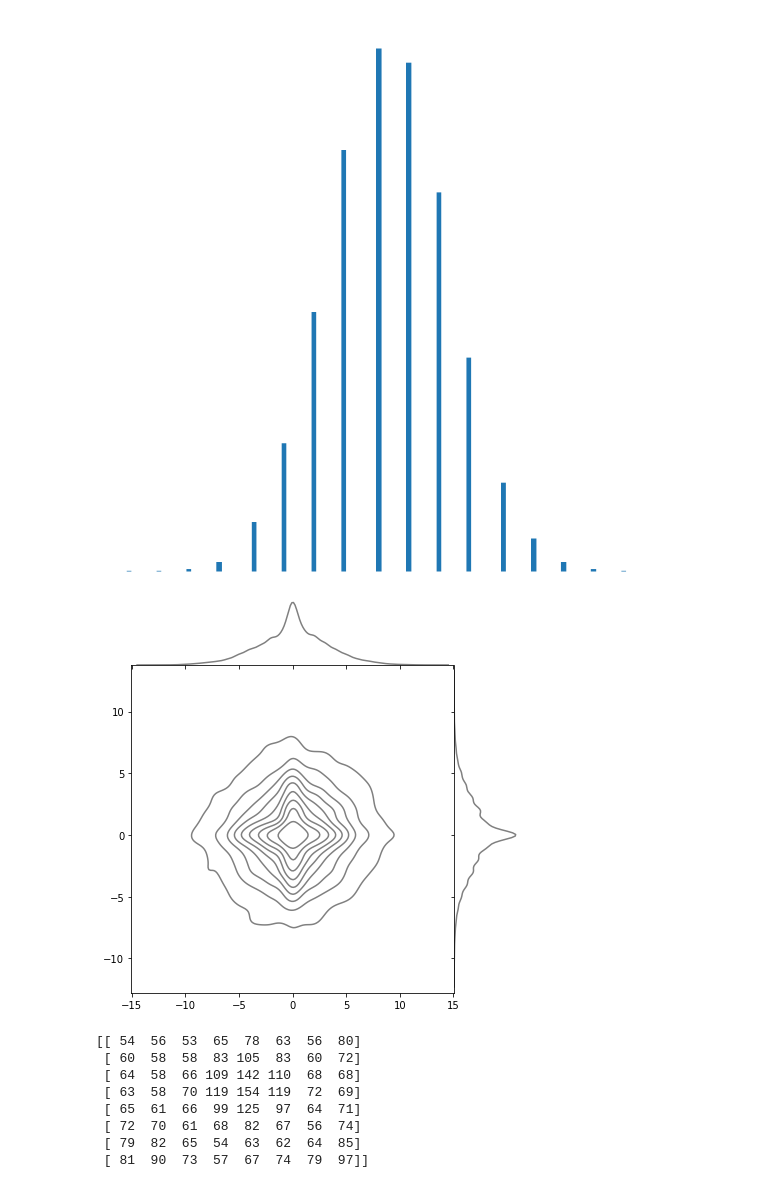
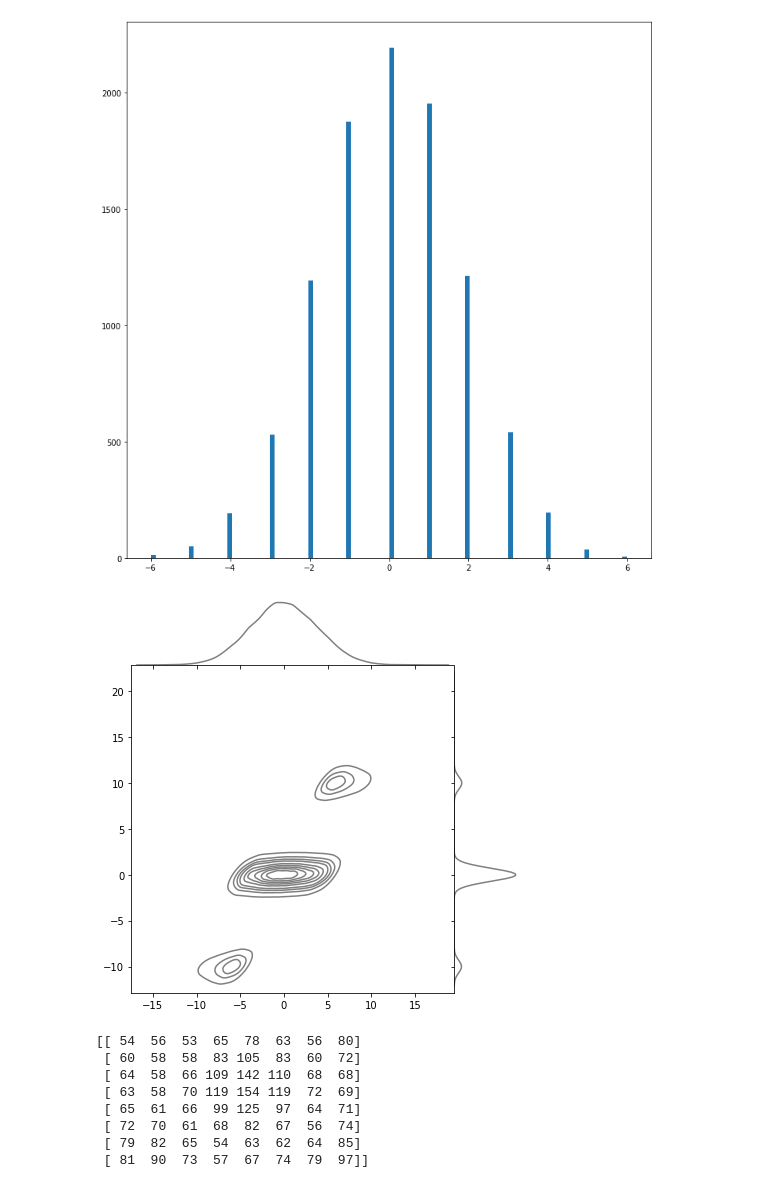
Before and after one commit to ttaburet/jpegtools, a Jupyter notebook: Samples DCT.ipynb, the cells around one changed output. Saved outputs shown, nothing was run; the diff lists cells and outputs as text; code cells hidden in the pictures.

Commit message:
Add selection channel option.

```diff
--- a/Samples DCT.ipynb
+++ b/Samples DCT.ipynb
@@ -15,7 +15,7 @@ Q_50 = np.array([[16, 11, 10, 16, 24, 40, 51, 61],
                 [49, 64, 78, 87, 103, 121, 120, 101],
                 [72, 92, 95, 98, 112, 100, 103, 99]])
 
-w, h = 100*8+2, 100*8+2
+w, h = 200*8+2, 200*8+2
 
 arr_spatial_raw = np.ones((w, h))*2**7
 
@@ -28,7 +28,7 @@ arr_spatial_raw = np.random.normal(arr_spatial_raw, a*arr_spatial_raw+b)
 arr_spatial_raw[arr_spatial_raw<0] = 0
 arr_spatial_raw[arr_spatial_raw>(2**8)-1] = (2**8)-1
 
-# Mimick bayer demosaicking
+# Mimick bayer bi-linear demosaicking
 arr_spatial_R, arr_spatial_G, arr_spatial_B = np.array([[0, 0], [0, 1]]), np.array([[1, 0], [0, 1]]), np.array([[1, 0], [0, 0]])
 arr_spatial_R, arr_spatial_G, arr_spatial_B = [ arr_spatial_raw*np.kron(np.ones((w//2, h//2)), m) for m in [arr_spatial_R, arr_spatial_G, arr_spatial_B]]
 
@@ -40,19 +40,19 @@ arr_spatial_RGB = np.dstack((scipy.signal.convolve2d(arr_spatial_R, K_R, 'valid'
                              scipy.signal.convolve2d(arr_spatial_G, K_G, 'valid'), \
                              scipy.signal.convolve2d(arr_spatial_B, K_B, 'valid'))).astype(int)
 # %%
-jpeg_file_simple_compression = JPEG(arr_spatial_RGB).toBlocksView()\
+jpeg_file_simple_compression = JPEG(arr_spatial_RGB).RGB2YCbCr().SelectColorChannel(0).toBlocksView()\
                                 .DCT()\
-                                .Quantize(Q_100)\
-                                .output()
+                                .Quantize(Q_100).Round()\
+                                .Dequantize(Q_100)
 
-jpeg_file_double_compression = JPEG(arr_spatial_RGB).toBlocksView()\
+jpeg_file_double_compression = JPEG(arr_spatial_RGB).RGB2YCbCr().SelectColorChannel(0).toBlocksView()\
                                 .DCT()\
-                                .Quantize(Q_100)\
-                                .Dequantize(Q_100)\
-                                .IDCT()\
+                                .Quantize(Q_100).Round()\
+                                .Dequantize(Q_100).Round()\
+                                .IDCT().Round()\
                                 .DCT()\
-                                .Quantize(Q_X)\
-                                .output()
+                                .Quantize(Q_50).Round()\
+                                .Dequantize(Q_50)
 # %%
-X = jpeg_file_simple_compression[:, :, :, :, 0].reshape(jpeg_file_simple_compression.shape[0]*jpeg_file_simple_compression.shape[1], 64)
-Y= jpeg_file_double_compression[:, :, :, :, 0].reshape(jpeg_file_double_compression.shape[0]*jpeg_file_double_compression.shape[1], 64)
+X = jpeg_file_simple_compression.output()[:, :, :, :, 0].reshape(jpeg_file_simple_compression.output().shape[0]*jpeg_file_simple_compression.output().shape[1], 64)
+Y = jpeg_file_double_compression.output()[:, :, :, :, 0].reshape(jpeg_file_double_compression.output().shape[0]*jpeg_file_double_compression.output().shape[1], 64)
@@ -59,24 +105,23 @@ Y= jpeg_file_double_compression[:, :, :, :, 0].reshape(jpeg_file_double_compress
 # %%
 fig, axs = plt.subplots(figsize = (10, 10), nrows = 1, ncols = 1, sharey=True, tight_layout=True)
 
-i = 0
-axs.hist(Y[:, i], bins=100)
-axs.axis('off')
+i = 6
+axs.hist(X[:, i], bins=100)
+#axs.axis('off')
 plt.show()
 # %% [output]
-[figure, old version]
+[figure, new version]
 # %%
 # library & dataset
 import seaborn as sns
 import matplotlib.pyplot as plt
-df = sns.load_dataset('iris')
 
 # No space
-sns.jointplot(x=X[:, 1], y=X[:, 2], kind='kde', color="grey", space=0)
+sns.jointplot(x=X[:, 2], y=Y[:, 2], kind='kde', color="grey", space=0)
 
 plt.show()
 # %% [output]
-[figure, old version]
+[figure, new version]
 # %%
 import numpy as np
 import matplotlib.pyplot as plt
```
Also changed, not shown: parts of 5 cells of this notebook, 1 other file.
